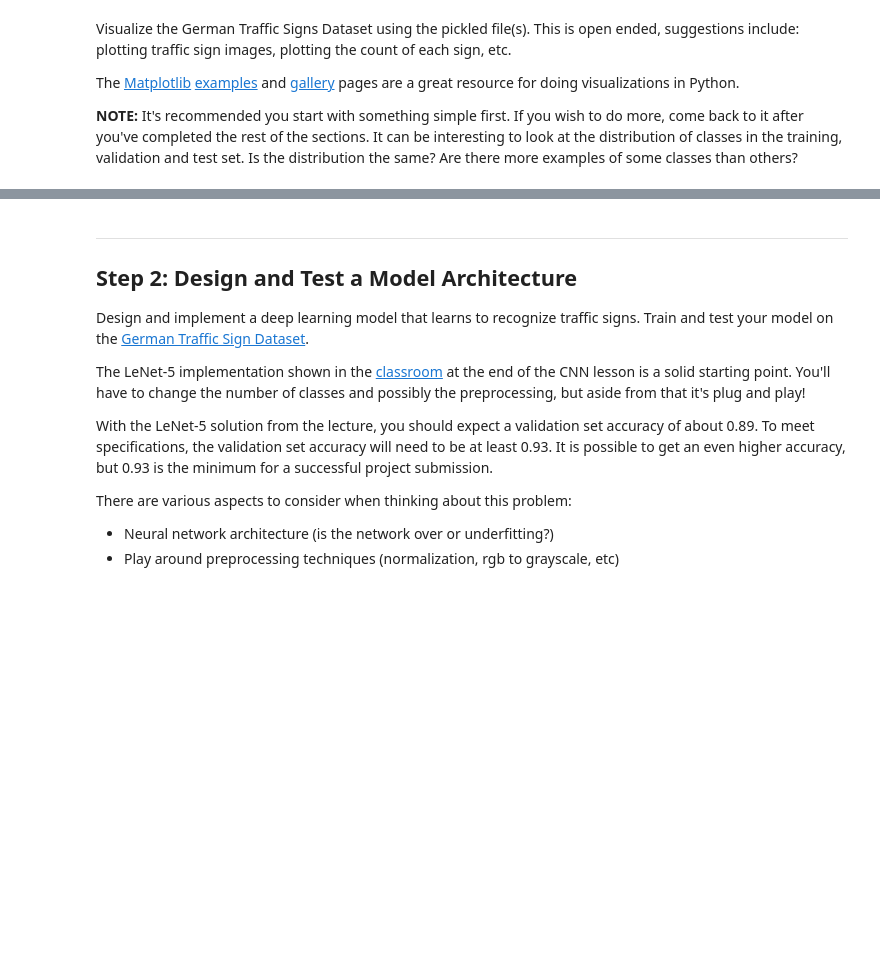
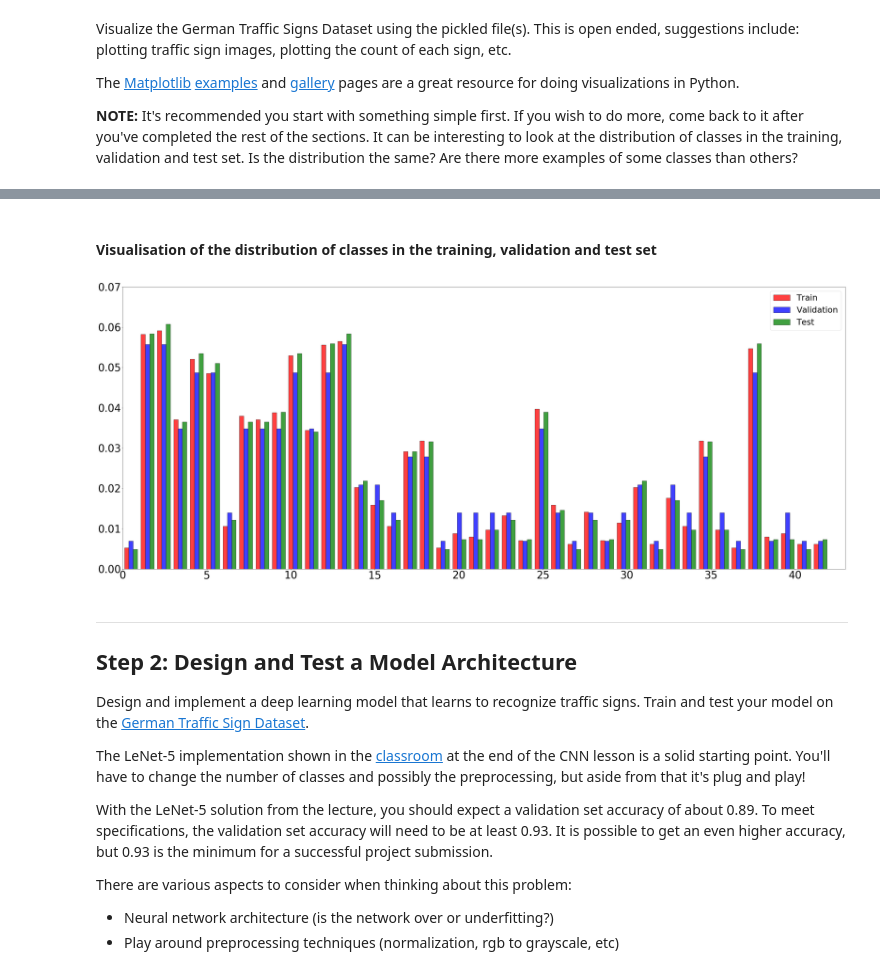
Before and after one commit to JohanSmet/udacity_carnd, a Jupyter notebook: Traffic_Sign_Classifier.ipynb, the cells around one changed output, grey strips where cells are left out. Saved outputs shown, nothing was run; the diff lists cells and outputs as text; code cells hidden in the pictures; blank space fills up the shorter version.

```diff
--- a/Traffic_Sign_Classifier.ipynb
+++ b/Traffic_Sign_Classifier.ipynb
@@ -112,3 +113,19 @@ plt.subplots_adjust(wspace=0, hspace=0)
+# %% [markdown]
+#### Visualisation of the distribution of classes in the training, validation and test set
+# %%
+colors=['red','blue','green']
+labels=['Train', 'Validation', 'Test']
+plt.figure(figsize=(50,20))
+plt.rcParams.update({'font.size': 40})
+n, bins, patches = plt.hist([y_train, y_valid, y_test],
+                            bins=n_classes, normed=1,
+                            label=labels,
+                            color=colors, edgecolor='black', alpha=0.75)
+plt.axis([0, n_classes, 0, 0.07])
+l = plt.legend(prop={'size': 32})
+plt.rcParams.update({'font.size': 12})
+# %% [output]
+[figure, added]
 # %% [markdown]
 ----
 
```
Also changed, not shown: parts of 26 cells of this notebook, 5 other files.
